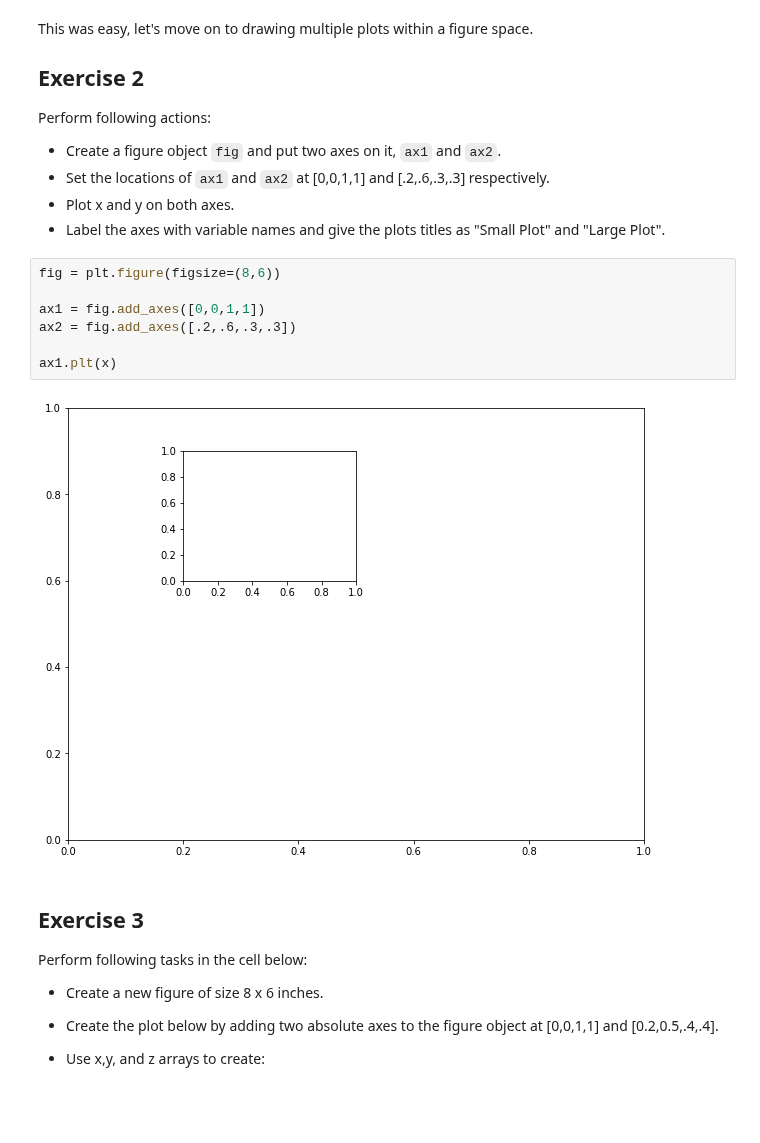
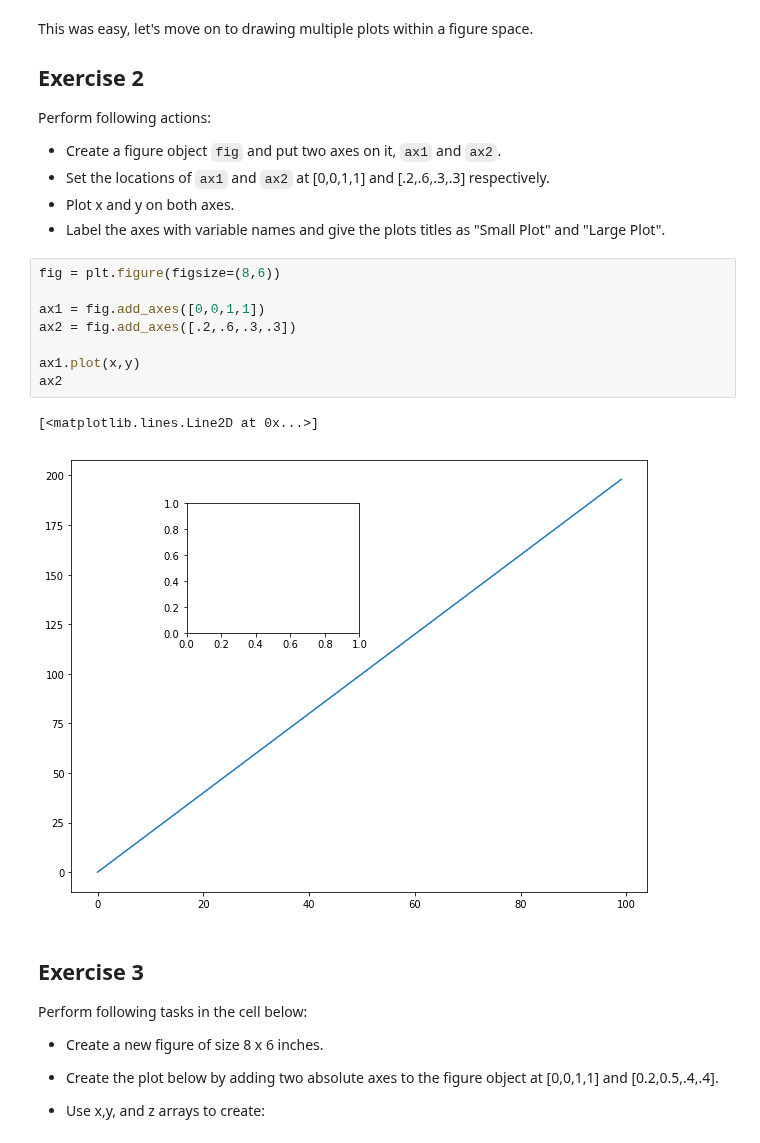
Before and after one commit to slieb74/dsc-1-03-13-customizing-visualizations-with-matplotlib-lab-nyc-career-ds-062518, a Jupyter notebook: index.ipynb, the cells around one changed output. Drawn from its saved outputs; the diff is of its cells as text; blank space fills up the shorter version.

```diff
--- a/index.ipynb
+++ b/index.ipynb
@@ -87,12 +87,14 @@ Perform following actions:
 # %%
 fig = plt.figure(figsize=(8,6))
 
 ax1 = fig.add_axes([0,0,1,1])
 ax2 = fig.add_axes([.2,.6,.3,.3])
 
-ax1.plt(x)
+ax1.plot(x,y)
+ax2
 # %% [output]
+[<matplotlib.lines.Line2D at 0x...>]
-[figure, old version]
+[figure, new version]
 # %% [markdown]
 ## Exercise 3
 
```
